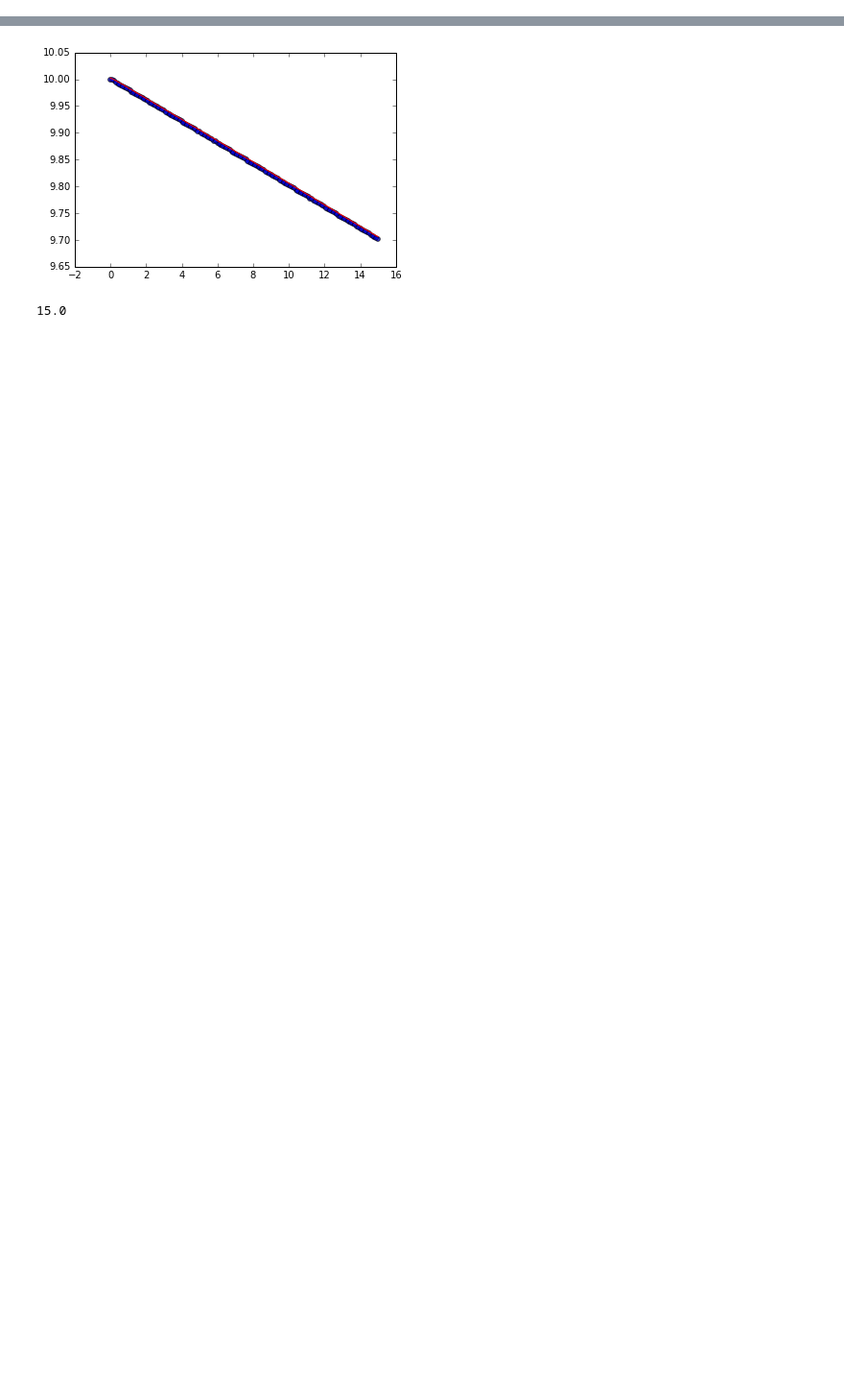
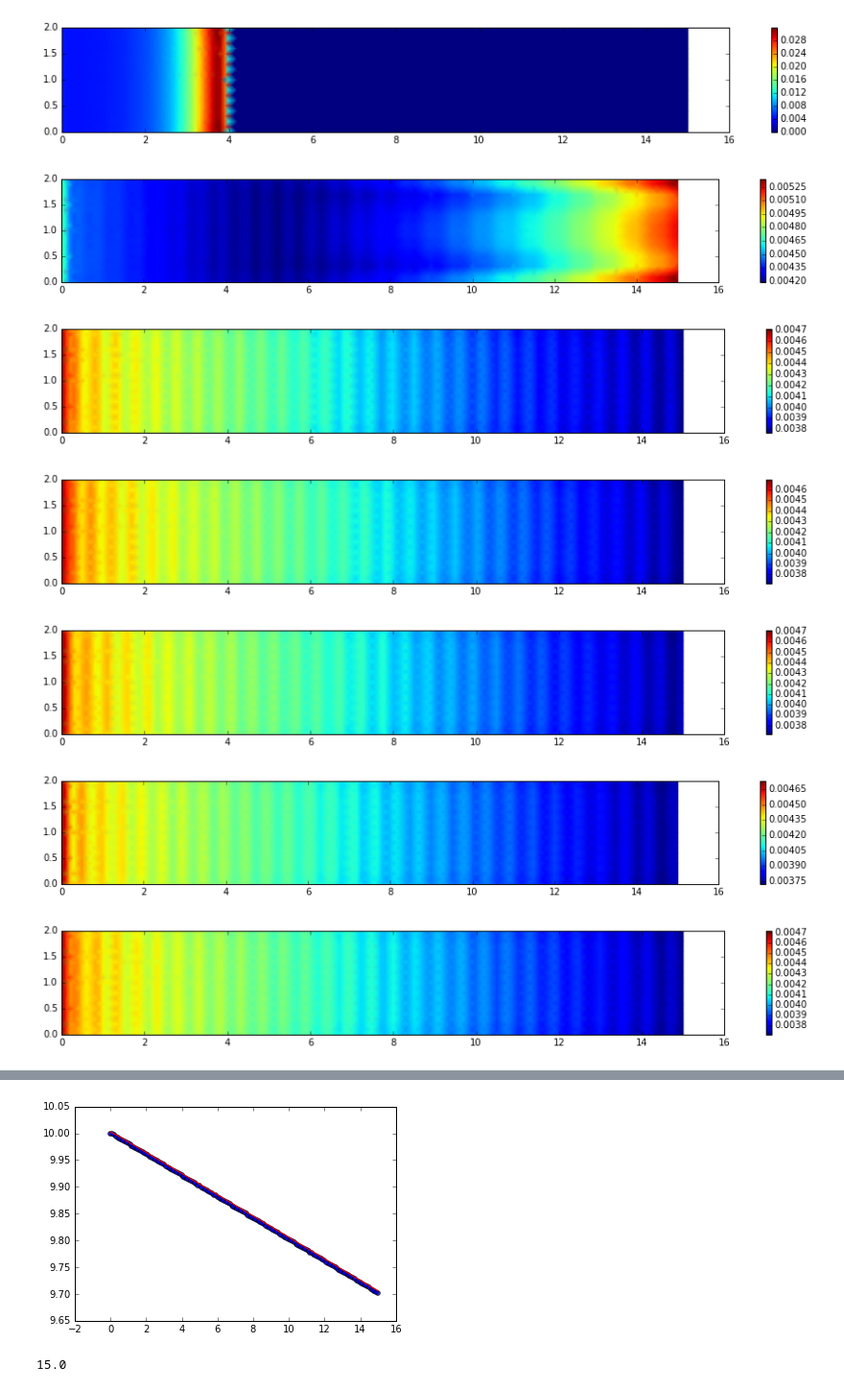
Before and after one commit to GeoscienceAustralia/anuga_core, a Jupyter notebook: manuscripts/analytical_solutions/sww_animator.ipynb, the cells around one changed output, grey strips where cells are left out. Shown at 96% size. Saved outputs shown, nothing was run; the diff lists cells and outputs as text; code cells hidden in the pictures; blank space fills up the shorter version.

```diff
--- a/manuscripts/analytical_solutions/sww_animator.ipynb
+++ b/manuscripts/analytical_solutions/sww_animator.ipynb
@@ -72,4 +72,12 @@ def plot_sww(swwFile, plot_type, save_figs = True, return_val = False, plot = Tr
 
         return x, y, plotter
 # %%
-x, y, val = plot_sww('plane1.sww', 'elev', return_val = True, plot = False)
+x, y, val = plot_sww('plane1.sww', 'conc', return_val = True, plot = True)
+# %% [output]
+[figure, added]
+[figure, added]
+[figure, added]
+[figure, added]
+[figure, added]
+[figure, added]
+[figure, added]
```
Also changed, not shown: parts of 6 cells of this notebook, 18 other files.
